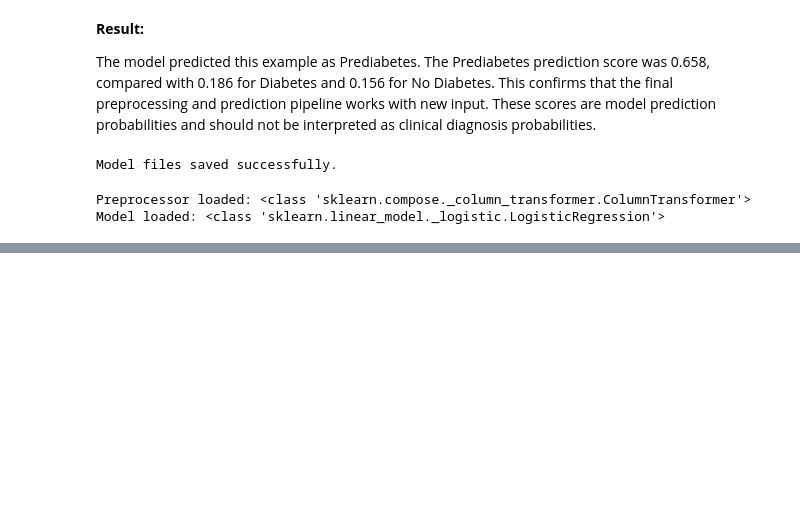
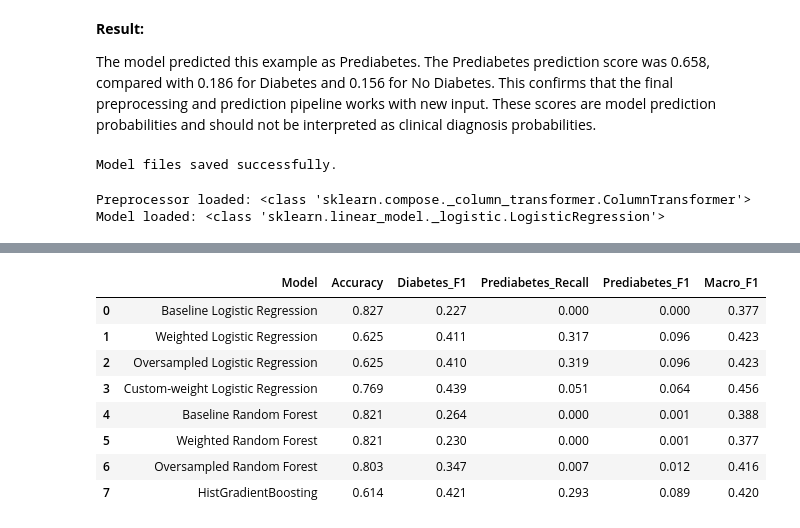
Before and after one commit to fujisoftboy2009/F26_4495_S2_LiqinS, a Jupyter notebook: Implementation/DiabetesAnalysis.ipynb, the cells around one changed output, grey strips where cells are left out. Saved outputs shown, nothing was run; the diff lists cells and outputs as text; code cells hidden in the pictures; blank space fills up the shorter version.

Commit message:
Add Power BI dashboard file
Added Power BI data files and dashboard, and updated the analysis notebook.

```diff
--- a/Implementation/DiabetesAnalysis.ipynb
+++ b/Implementation/DiabetesAnalysis.ipynb
@@ -2530,0 +2623,83 @@ Model loaded: <class 'sklearn.linear_model._logistic.LogisticRegression'>
+# %%
+# Model performance summary for Power BI
+
+model_performance = pd.DataFrame({
+    "Model": [
+        "Baseline Logistic Regression",
+        "Weighted Logistic Regression",
+        "Oversampled Logistic Regression",
+        "Custom-weight Logistic Regression",
+        "Baseline Random Forest",
+        "Weighted Random Forest",
+        "Oversampled Random Forest",
+        "HistGradientBoosting"
+    ],
+    "Accuracy": [
+        0.827,
+        0.625,
+        0.625,
+        0.769,
+        0.821,
+        0.821,
+        0.803,
+        0.614
+    ],
+    "Diabetes_F1": [
+        0.227,
+        0.411,
+        0.410,
+        0.439,
+        0.264,
+        0.230,
+        0.347,
+        0.421
+    ],
+    "Prediabetes_Recall": [
+        0.000,
+        0.317,
+        0.319,
+        0.051,
+        0.000,
+        0.000,
+        0.007,
+        0.293
+    ],
+    "Prediabetes_F1": [
+        0.000,
+        0.096,
+        0.096,
+        0.064,
+        0.001,
+        0.001,
+        0.012,
+        0.089
+    ],
+    "Macro_F1": [
+        0.377,
+        0.423,
+        0.423,
+        0.456,
+        0.388,
+        0.377,
+        0.416,
+        0.420
+    ]
+})
+
+# Export to DocumentsAndReports
+model_performance.to_csv(
+    "../DocumentsAndReports/model_performance.csv",
+    index=False
+)
+
+display(model_performance)
+# %% [output]
+|  | Model | Accuracy | Diabetes_F1 | Prediabetes_Recall | Prediabetes_F1 | Macro_F1 |
+| 0 | Baseline Logistic Regression | 0.827 | 0.227 | 0.000 | 0.000 | 0.377 |
+| 1 | Weighted Logistic Regression | 0.625 | 0.411 | 0.317 | 0.096 | 0.423 |
+| 2 | Oversampled Logistic Regression | 0.625 | 0.410 | 0.319 | 0.096 | 0.423 |
+| 3 | Custom-weight Logistic Regression | 0.769 | 0.439 | 0.051 | 0.064 | 0.456 |
+| 4 | Baseline Random Forest | 0.821 | 0.264 | 0.000 | 0.001 | 0.388 |
+| 5 | Weighted Random Forest | 0.821 | 0.230 | 0.000 | 0.001 | 0.377 |
+| 6 | Oversampled Random Forest | 0.803 | 0.347 | 0.007 | 0.012 | 0.416 |
+| 7 | HistGradientBoosting | 0.614 | 0.421 | 0.293 | 0.089 | 0.420 |
```
Also changed, not shown: parts of 3 cells of this notebook, 3 other files.
